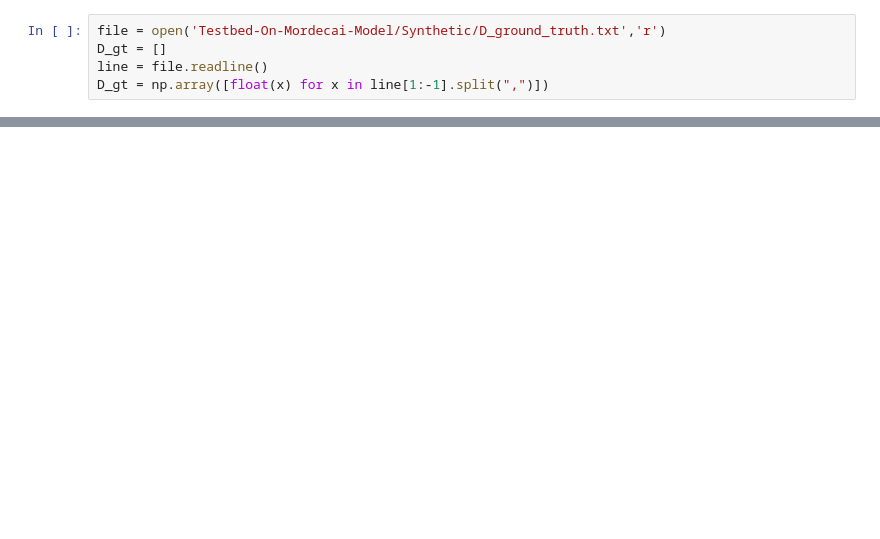
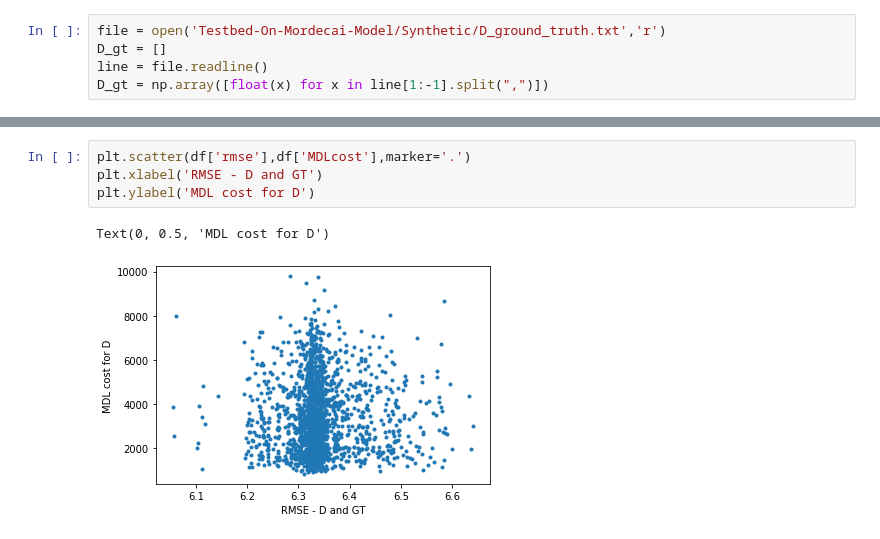
Before and after one commit to AdityaLab/MDL-ODE-Missing, a Jupyter notebook: MDL_playground.ipynb, the cells around one changed output, grey strips where cells are left out. Saved outputs shown, nothing was run; the diff lists cells and outputs as text; blank space fills up the shorter version.

```diff
--- a/MDL_playground.ipynb
+++ b/MDL_playground.ipynb
@@ -37,3 +106,10 @@ KeyError: 405.0
+# %%
+plt.scatter(df['rmse'],df['MDLcost'],marker='.')
+plt.xlabel('RMSE - D and GT')
+plt.ylabel('MDL cost for D')
+# %% [output]
+Text(0, 0.5, 'MDL cost for D')
+[figure, added]
 # %%
 fig, axs = plt.subplots(3,1,figsize=(6,6))
 for i in range(3):
```
Also changed, not shown: parts of 19 cells of this notebook, 1 other file.
